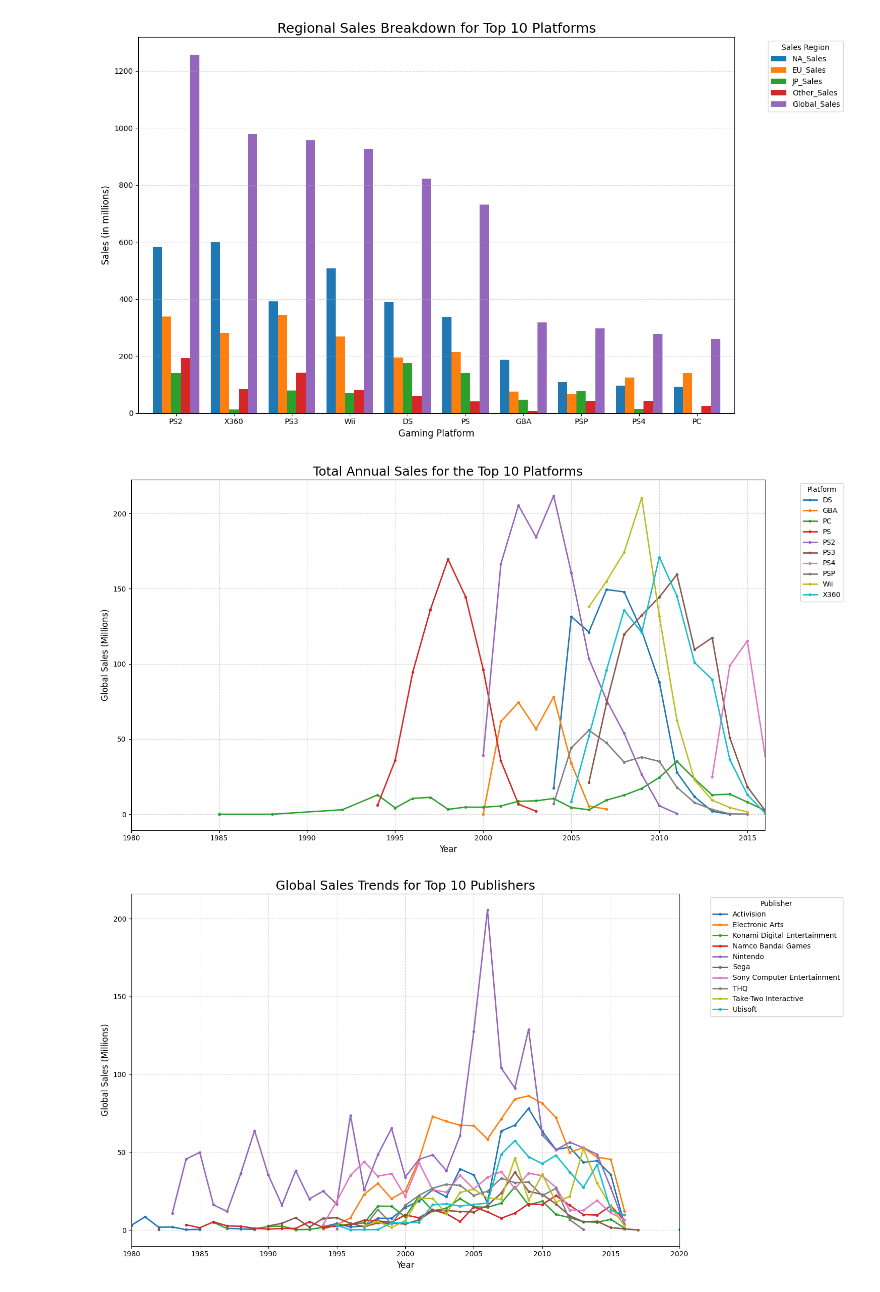
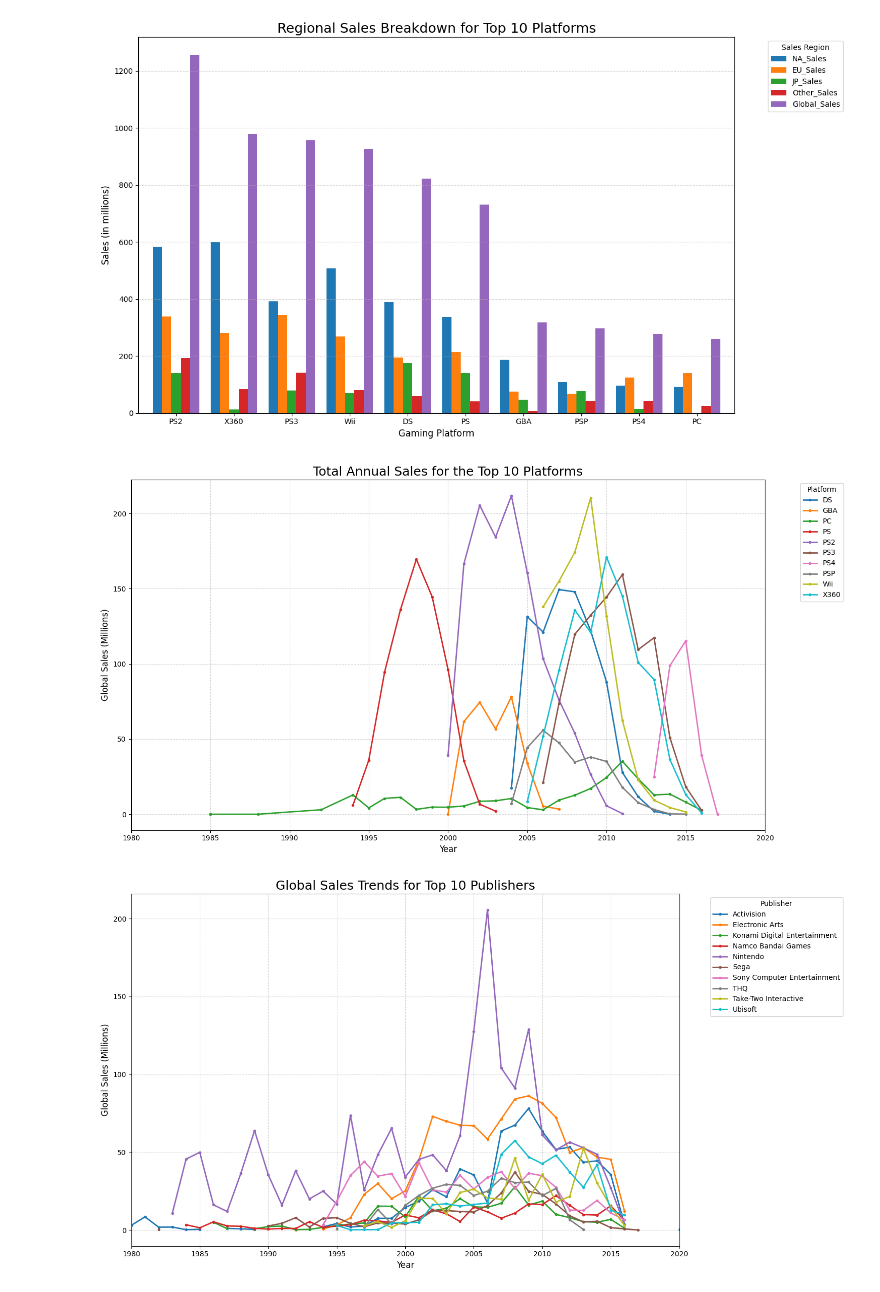
Before and after one commit to JoshuaVach/CS4412Project, a Jupyter notebook: code/DataMiningCode.ipynb, the cells around one changed output. Cells and saved outputs as stored; diff of their text form; code cells hidden in the pictures.

```diff
--- a/code/DataMiningCode.ipynb
+++ b/code/DataMiningCode.ipynb
@@ -63,6 +79,8 @@ try:
     df = pd.read_csv("vgsales.csv")
 
     games_per_year = df['Year'].dropna().value_counts().sort_index()
+    rows_to_drop = df[df['Year'] == 2020].index #only one in 2020 outlier
+    df = df.drop(rows_to_drop)
 
     plt.figure(figsize=(12, 6))
     plt.plot(games_per_year.index, games_per_year.values, marker='o', color='teal', linestyle='-')
@@ -192,6 +210,8 @@ try:
     df = pd.read_csv('vgsales.csv')
 
     df = df.dropna(subset=['Year'])
+    rows_to_drop = df[df['Year'] == 2020].index #only one in 2020 outlier
+    df = df.drop(rows_to_drop)
     df['Year'] = df['Year'].astype(int)
 
     sales_trends = df.groupby('Year')[['NA_Sales', 'EU_Sales', 'JP_Sales', 'Other_Sales', 'Global_Sales']].sum()
@@ -303,38 +323,40 @@ try:
     df = pd.read_csv('vgsales.csv')
 
     df = df.dropna(subset=['Year'])
+    rows_to_drop = df[df['Year'] == 2020].index #only one in 2020 outlier
+    df = df.drop(rows_to_drop)
     df['Year'] = df['Year'].astype(int)
 
     top_10_platforms = df.groupby('Platform')['Global_Sales'].sum().sort_values(ascending=False).head(10).index
 
     df_top_platforms = df[df['Platform'].isin(top_10_platforms)]
 
     yearly_platform_sales = df_top_platforms.groupby(['Year', 'Platform'])['Global_Sales'].sum().unstack()
 
     plt.figure(figsize=(15, 8))
 
     yearly_platform_sales.plot(kind='line', ax=plt.gca(), marker='.', linewidth=2)
 
     plt.title('Total Annual Sales for the Top 10 Platforms', fontsize=18)
     plt.xlabel('Year', fontsize=12)
     plt.ylabel('Global Sales (Millions)', fontsize=12)
 
     plt.legend(title='Platform', bbox_to_anchor=(1.05, 1), loc='upper left')
 
     plt.grid(True, linestyle='--', alpha=0.5)
     plt.xlim(1980, 2020)
 
     plt.tight_layout()
     plt.show()
 
 except FileNotFoundError:
     print("Error: 'vgsales.csv' not found.")
 except Exception as e:
     print(f"An error occurred: {e}")
 #Interpretation: There are 3 main standouts in this graph mainly the PS PS2 and wii which dominated the markets for several years even
 # with lots of competition
 # %% [output]
-[figure, old version]
+[figure, new version]
 # %%
 import pandas as pd
 import matplotlib.pyplot as plt
```
Also changed, not shown: parts of 10 cells of this notebook.
